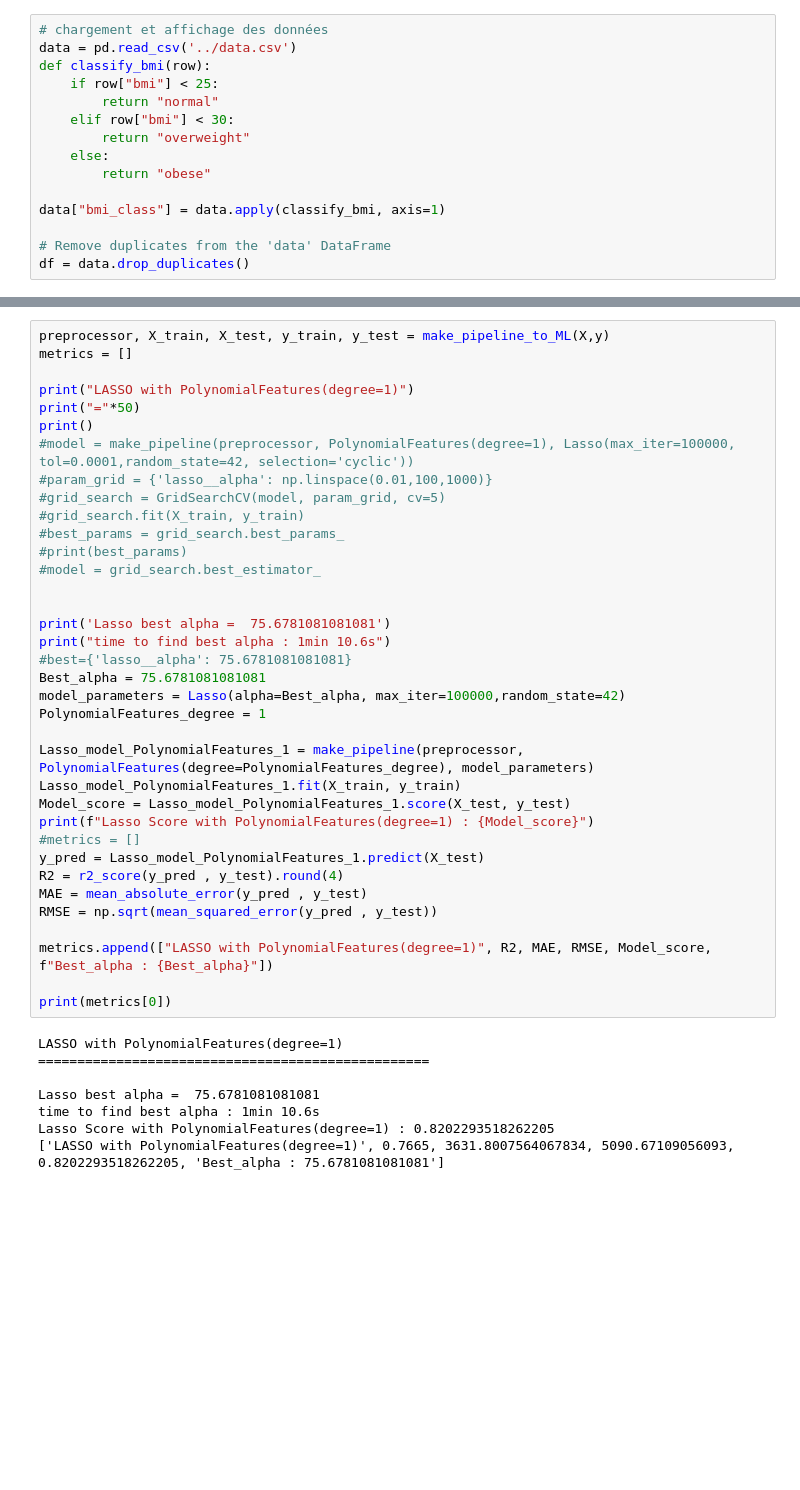
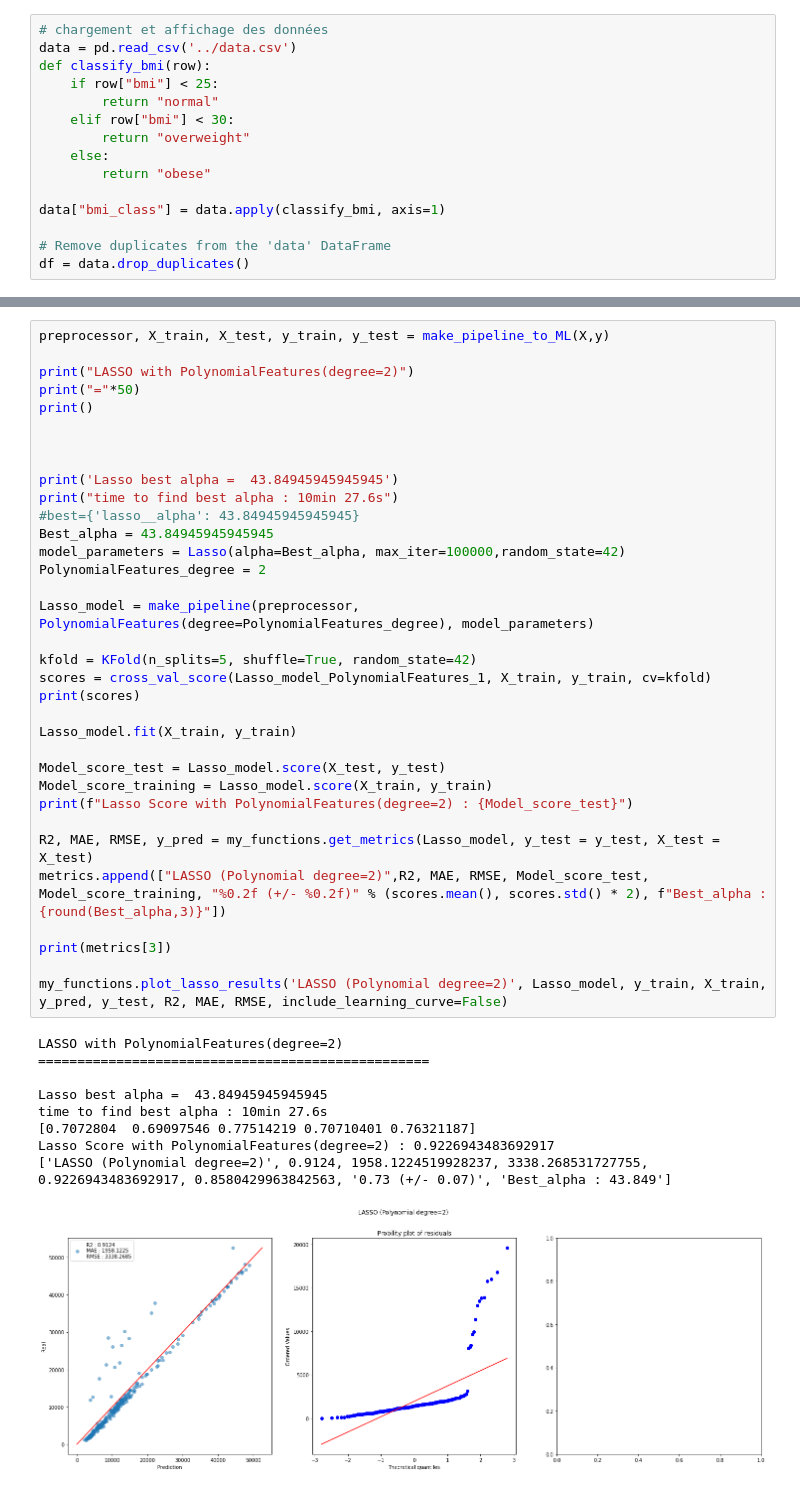
Before and after one commit to zoltarzol/brief_assur_aimant, a Jupyter notebook: Emad/analyse/new_test_Emad.ipynb, the cells around one changed output, grey strips where cells are left out. Cells and saved outputs as stored; diff of their text form; blank space fills up the shorter version.

```diff
--- a/Emad/analyse/new_test_Emad.ipynb
+++ b/Emad/analyse/new_test_Emad.ipynb
@@ -122,44 +222,44 @@ Lasso best alpha =  75.6781081081081
 # %%
 preprocessor, X_train, X_test, y_train, y_test = make_pipeline_to_ML(X,y)
-metrics = []
 
-print("LASSO with PolynomialFeatures(degree=1)")
+print("LASSO with PolynomialFeatures(degree=2)")
 print("="*50)
 print()
-#model = make_pipeline(preprocessor, PolynomialFeatures(degree=1), Lasso(max_iter=100000, tol=0.0001,random_state=42, selection='cyclic'))
-#param_grid = {'lasso__alpha': np.linspace(0.01,100,1000)}
-#grid_search = GridSearchCV(model, param_grid, cv=5)
-#grid_search.fit(X_train, y_train)
-#best_params = grid_search.best_params_
-#print(best_params)
-#model = grid_search.best_estimator_
 
 
-print('Lasso best alpha =  75.6781081081081')
-print("time to find best alpha : 1min 10.6s")
-#best={'lasso__alpha': 75.6781081081081}
-Best_alpha = 75.6781081081081
+
+print('Lasso best alpha =  43.84945945945945')
+print("time to find best alpha : 10min 27.6s")
+#best={'lasso__alpha': 43.84945945945945}
+Best_alpha = 43.84945945945945
 model_parameters = Lasso(alpha=Best_alpha, max_iter=100000,random_state=42)
-PolynomialFeatures_degree = 1
+PolynomialFeatures_degree = 2
 
-Lasso_model_PolynomialFeatures_1 = make_pipeline(preprocessor, PolynomialFeatures(degree=PolynomialFeatures_degree), model_parameters)
-Lasso_model_PolynomialFeatures_1.fit(X_train, y_train)
-Model_score = Lasso_model_PolynomialFeatures_1.score(X_test, y_test)
-print(f"Lasso Score with PolynomialFeatures(degree=1) : {Model_score}")
-#metrics = []
-y_pred = Lasso_model_PolynomialFeatures_1.predict(X_test)
-R2 = r2_score(y_pred , y_test).round(4)
-MAE = mean_absolute_error(y_pred , y_test)
-RMSE = np.sqrt(mean_squared_error(y_pred , y_test))
+Lasso_model = make_pipeline(preprocessor, PolynomialFeatures(degree=PolynomialFeatures_degree), model_parameters)
 
-metrics.append(["LASSO with PolynomialFeatures(degree=1)", R2, MAE, RMSE, Model_score, f"Best_alpha : {Best_alpha}"])
+kfold = KFold(n_splits=5, shuffle=True, random_state=42)
+scores = cross_val_score(Lasso_model_PolynomialFeatures_1, X_train, y_train, cv=kfold)
+print(scores)
 
-print(metrics[0])
+Lasso_model.fit(X_train, y_train)
+
+Model_score_test = Lasso_model.score(X_test, y_test)
+Model_score_training = Lasso_model.score(X_train, y_train)
+print(f"Lasso Score with PolynomialFeatures(degree=2) : {Model_score_test}")
+
+R2, MAE, RMSE, y_pred = my_functions.get_metrics(Lasso_model, y_test = y_test, X_test = X_test)
+metrics.append(["LASSO (Polynomial degree=2)",R2, MAE, RMSE, Model_score_test, Model_score_training, "%0.2f (+/- %0.2f)" % (scores.mean(), scores.std() * 2), f"Best_alpha : {round(Best_alpha,3)}"])
+
+print(metrics[3])
+
+my_functions.plot_lasso_results('LASSO (Polynomial degree=2)', Lasso_model, y_train, X_train, y_pred, y_test, R2, MAE, RMSE, include_learning_curve=False)
 # %% [output]
-LASSO with PolynomialFeatures(degree=1)
+LASSO with PolynomialFeatures(degree=2)
 ==================================================
 
-Lasso best alpha =  75.6781081081081
-time to find best alpha : 1min 10.6s
-Lasso Score with PolynomialFeatures(degree=1) : 0.8202293518262205
-['LASSO with PolynomialFeatures(degree=1)', 0.7665, 3631.8007564067834, 5090.67109056093, 0.8202293518262205, 'Best_alpha : 75.6781081081081']
+Lasso best alpha =  43.84945945945945
+time to find best alpha : 10min 27.6s
+[0.7072804  0.69097546 0.77514219 0.70710401 0.76321187]
+Lasso Score with PolynomialFeatures(degree=2) : 0.9226943483692917
+['LASSO (Polynomial degree=2)', 0.9124, 1958.1224519928237, 3338.268531727755, 0.9226943483692917, 0.8580429963842563, '0.73 (+/- 0.07)', 'Best_alpha : 43.849']
+[figure, added]
```
Also changed, not shown: parts of 21 cells of this notebook, 1 other file.
